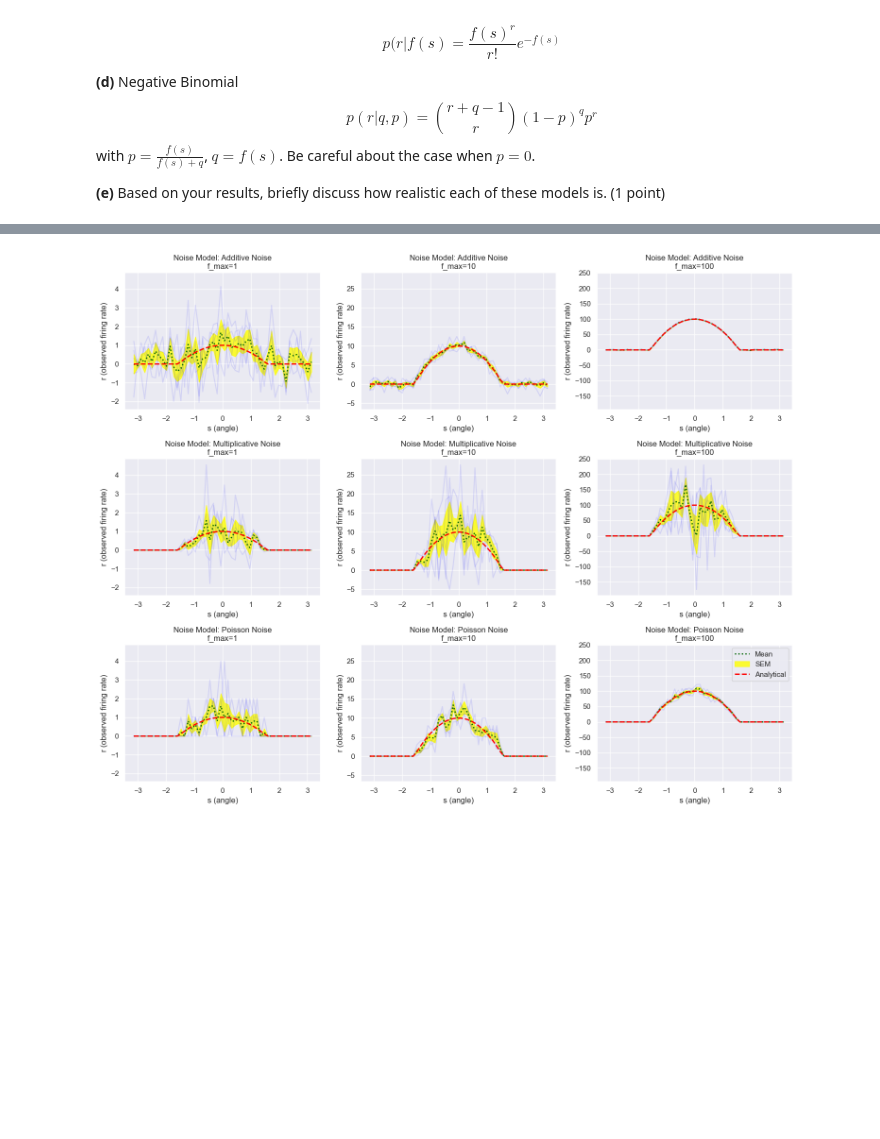
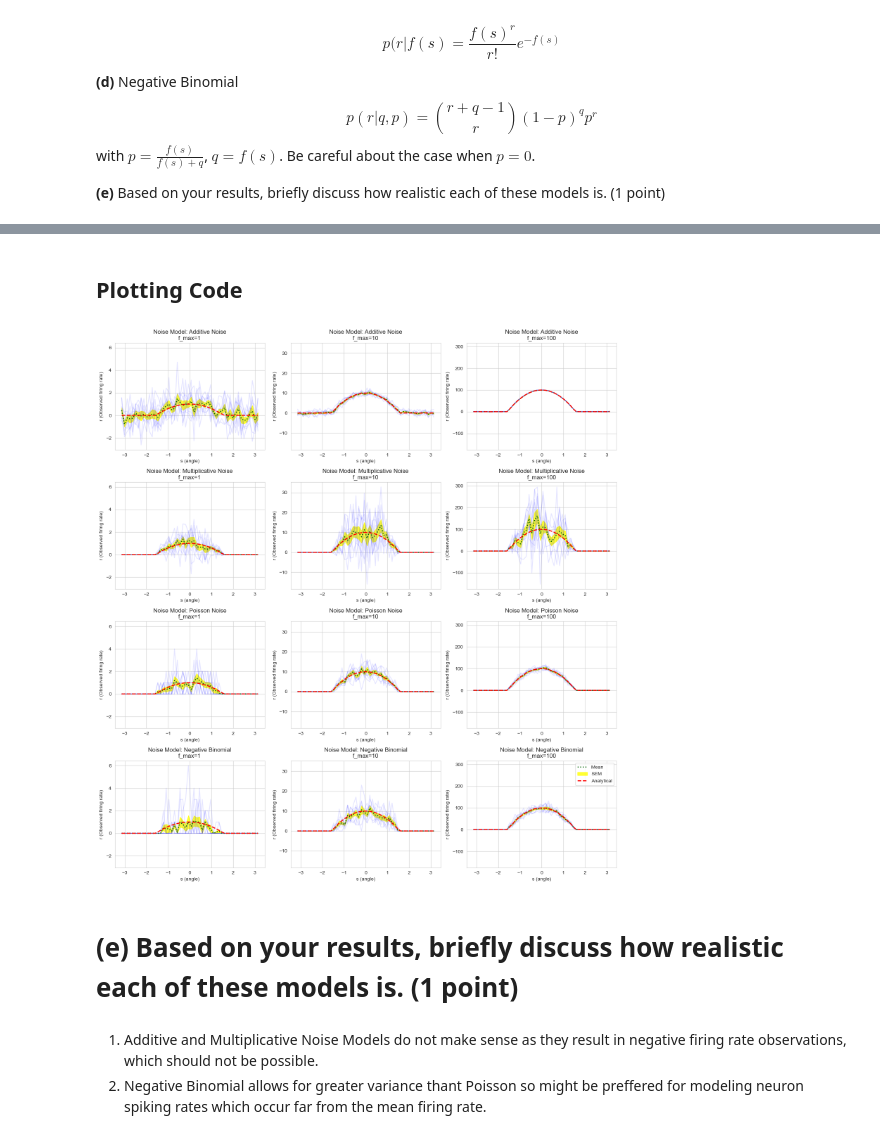
Before and after one commit to aakarsh/S25-Neural-Coding, a Jupyter notebook: homeworks/2025_Neural_coding_Homework3.ipynb, the cells around one changed output, grey strips where cells are left out. Drawn from its saved outputs; the diff is of its cells as text; code cells hidden in the pictures; blank space fills up the shorter version.

```diff
--- a/homeworks/2025_Neural_coding_Homework3.ipynb
+++ b/homeworks/2025_Neural_coding_Homework3.ipynb
@@ -221,27 +283,41 @@ def sample_poisson_noise(f_vals, n_samples, s_vals):
 # %%
 """
-**(d)** Negative Binomial
+**(d)**
+Negative Binomial
+
 $$p(r|q,p)= {{r+q-1}\choose{r}} (1-p)^q p^r$$
-with $p=\frac{f(s)}{f(s)+q}$, $q=f(s)$.
+with :
+    $p=\frac{f(s)}{f(s)+q}$,
+    $q=f(s)$.
+
 Be careful about the case when $p = 0$.
 """
+def sample_negative_binomial(n_samples, s_vals, f_vals):
+    n_points = len(s_vals)
+    q = f_vals
 
-def sample_negative_binomial(noiseless_f, n_samples, s_vals):
-    n_points = len(s_vals)
-    q = noiseless_f
-    # compute p values for each q value as $p=\frac{f(s)}{f(s)+q}$,
-    p = noiseless_f / (noiseless_f + q + 1e-10)  # avoid division by zero
-    # draw samples: shape (n_bins, n_samples) = (51, 10)
-    samples = scipy.stats.nbinom.rvs(n=q[:, None], p=p[:, None], size=(n_points, n_samples))
-    #scipy.stas.poisson()
+    zero_mask = f_vals == 0
+
+    p = np.zeros_like(f_vals)
+    p[~zero_mask] = f_vals[~zero_mask] / (f_vals[~zero_mask] + q[~zero_mask])
+
+    samples = np.zeros((n_points, n_samples))
+
+    if np.any(~zero_mask):
+        samples[~zero_mask] = scipy.stats.nbinom.rvs(
+            n=q[~zero_mask, None],
+            p=p[~zero_mask, None],
+            size=(np.sum(~zero_mask), n_samples))
+
     assert samples.shape == (n_points, n_samples)
     return samples
+# %% [markdown]
+## Plotting Code
 # %%
 import numpy as np, matplotlib.pyplot as plt
 import scipy.stats as st
 import seaborn as sns
 
-sns.set_theme()
 
 sampling_functions = [{
     "sampling_function": sample_additive_noise,
@@ -251,35 +327,43 @@ sampling_functions = [{
     "sampling_function": sample_multiplicative_noise,
     "title": "Multiplicative Noise"
 },
 {
     "sampling_function": sample_poisson_noise,
     "title": "Poisson Noise"
 },
-#{ "sampling_function": sample_negative_binomial, "title": "Negative Binomial" }
+{
+    "sampling_function": sample_negative_binomial,
+    "title": "Negative Binomial"
+}
 ]
 
 n_points=50
-n_samples=5
+n_samples=10
 
 grid_points = np.linspace(-np.pi, np.pi, n_points)
 f_max_params = [1, 10, 100  ]
 num_fs = len(f_max_params)
 
 fig, ax = plt.subplots(len(sampling_functions), len(f_max_params),
                             figsize=(5 * len(f_max_params), 4 * len(sampling_functions)),
                             sharey="col")
 
 for idx, item in enumerate(sampling_functions):
     sampling_func = item["sampling_function"]
     base_title = item["title"]
     ax_row = ax[idx]
     for ax_i, f_max in zip(np.atleast_1d(ax_row), f_max_params):
-        firing_rate = np.array([tuning_function(s, f_max) for s in grid_points])
-        noisy_firing_rate = sampling_func(firing_rate, n_samples, grid_points)
+        firing_rate = evaluate_tuning_function(grid_points, f_max=f_max)
+        noisy_firing_rate = sampling_func(n_samples, grid_points, firing_rate)
         plot_samples(grid_points, firing_rate, noisy_firing_rate,
                      f"{base_title}\nf_max={f_max}", ax_i)
 plt.legend()
 fig.tight_layout()
 plt.show()
 # %% [output]
-[figure, old version]
+[figure, new version]
+# %% [markdown]
+# **(e)** Based on your results, briefly discuss how realistic each of these models is. (1 point)
+# %% [markdown]
+1. Additive and Multiplicative Noise Models do not make sense as they result in negative firing rate observations, which should not be possible.
+2. Negative Binomial allows for greater variance thant Poisson so might be preffered for modeling neuron spiking rates which occur far from the mean firing rate.
```
Also changed, not shown: parts of 15 cells of this notebook, 1 other file.
